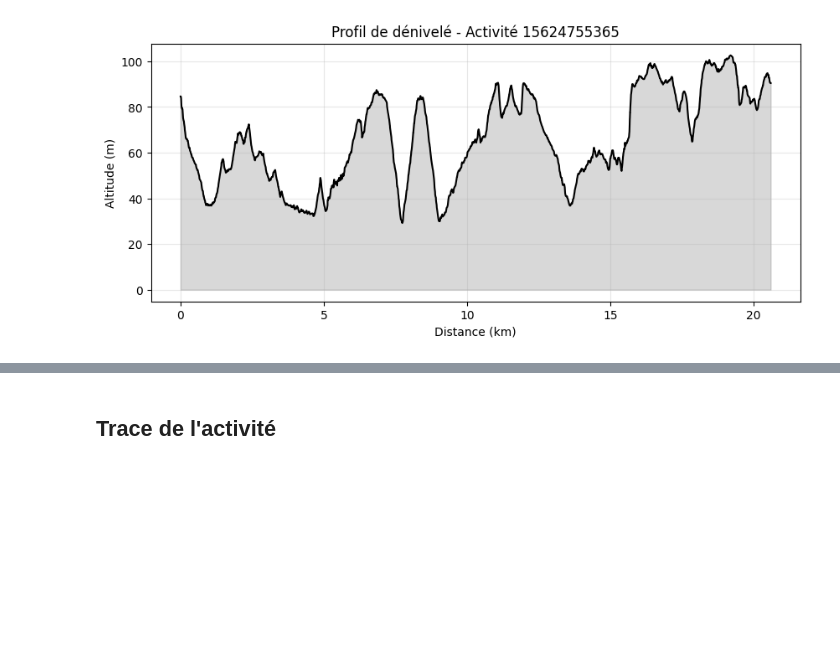
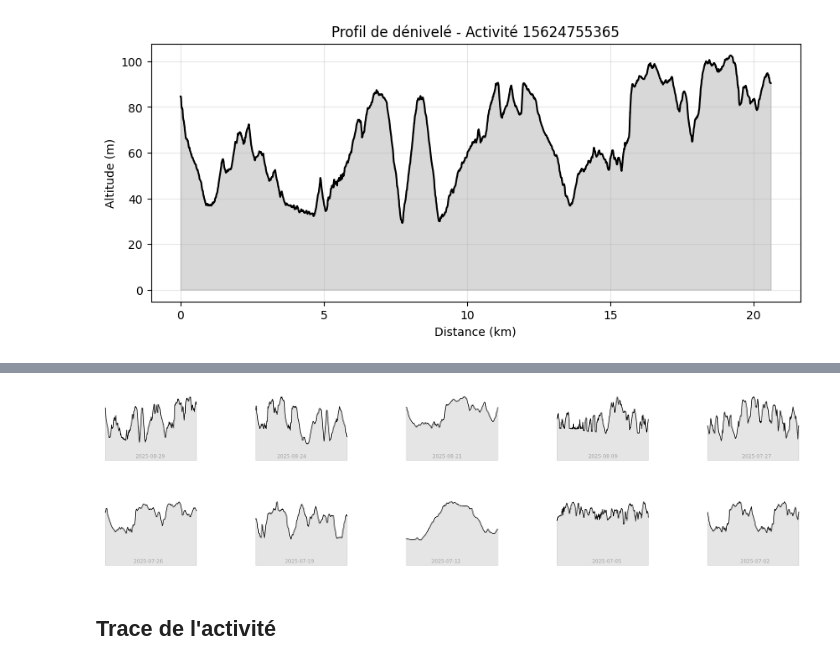
Before and after one commit to ArthurDercq/eye_sight, a Jupyter notebook: notebook/graphs.ipynb, the cells around one changed output, grey strips where cells are left out. Drawn from its saved outputs; the diff is of its cells as text; code cells hidden in the pictures; blank space fills up the shorter version.

```diff
--- a/notebook/graphs.ipynb
+++ b/notebook/graphs.ipynb
@@ -434,0 +439,7 @@ plt.show()
+# %%
+df_trail = df[df["sport_type"] == "Trail"].sort_values("start_date", ascending=False)
+
+# Extraire les IDs sous forme de liste
+activity_ids = df_trail["id"].head(10).tolist()
+
+activity_ids
@@ -435,3 +547,12 @@ plt.show()
+# %%
+streams = fetch_trail_streams(activity_ids, headers)
+# %%
+df_trail = df[df["sport_type"] == "Trail"].sort_values("start_date", ascending=False).head(10)
+df_trail["start_date"] = pd.to_datetime(df_trail["start_date"])
+# %%
+plot_trail_profiles(streams, df_trail)
+# %% [output]
+[figure, added]
 # %% [markdown]
 ## Trace de l'activité
 # %%
```
Also changed, not shown: parts of 7 cells of this notebook, 2 other files.
